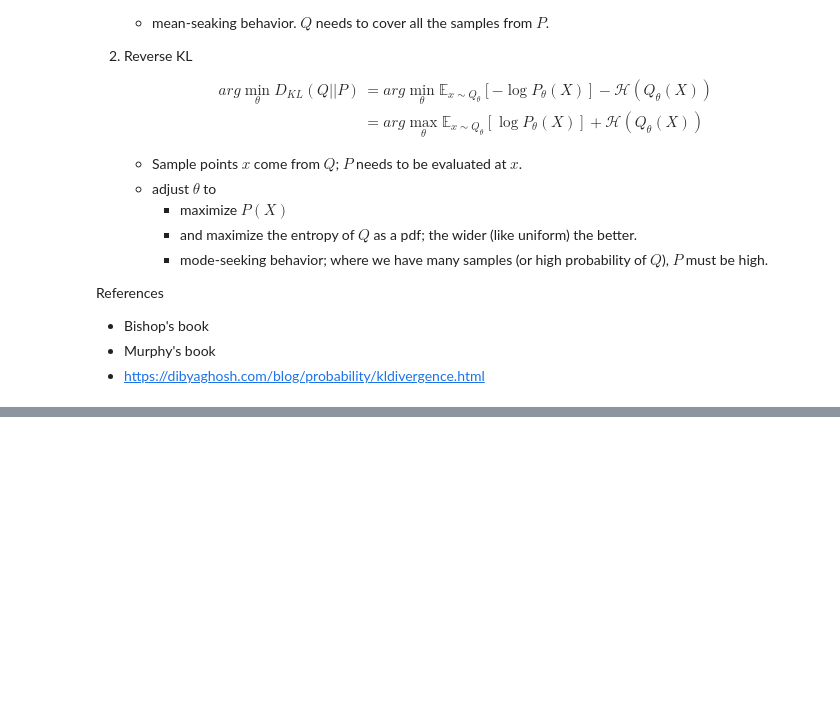
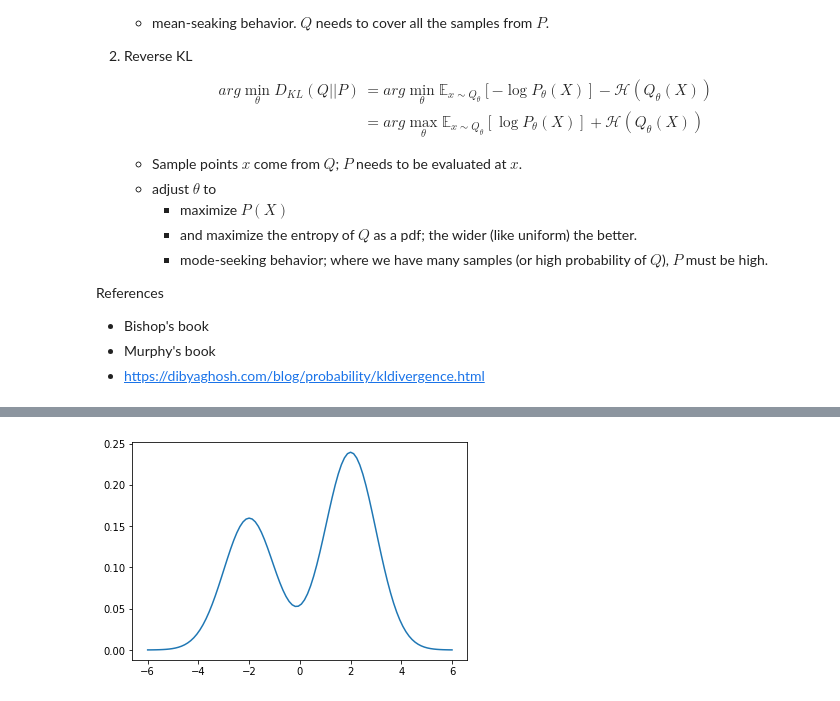
Before and after one commit to yongduek/lectures, a Jupyter notebook: studies/kldiv_cross_entropy.ipynb, the cells around one changed output, grey strips where cells are left out. Cells and saved outputs as stored; diff of their text form; code cells hidden in the pictures; blank space fills up the shorter version.

```diff
--- a/studies/kldiv_cross_entropy.ipynb
+++ b/studies/kldiv_cross_entropy.ipynb
@@ -187,0 +205,11 @@ References
+# %%
+x = np.linspace(-6, 6, 100)
+pi = 0.4, 0.6
+mus = [-2, 2]
+sigmas = [1, 1]
+
+P = pi[0] * stats.norm(mus[0], sigmas[0]).pdf(x) + pi[1] * stats.norm(mus[1], sigmas[1]).pdf(x)
+
+plt.plot(x, P);
+# %% [output]
+[figure, added]
```
Also changed, not shown: parts of 1 cell of this notebook.
